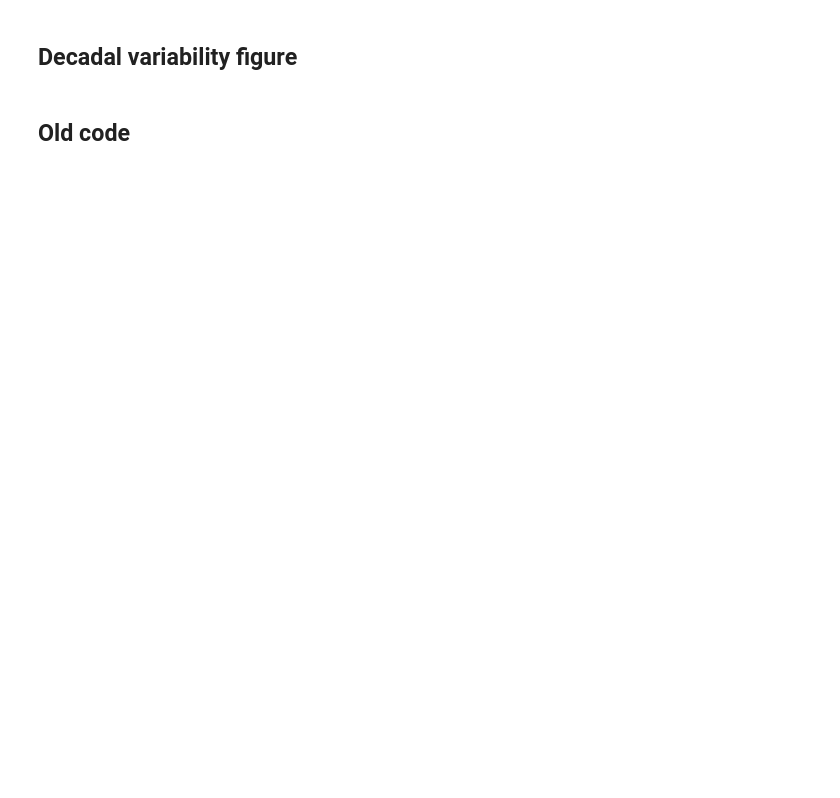
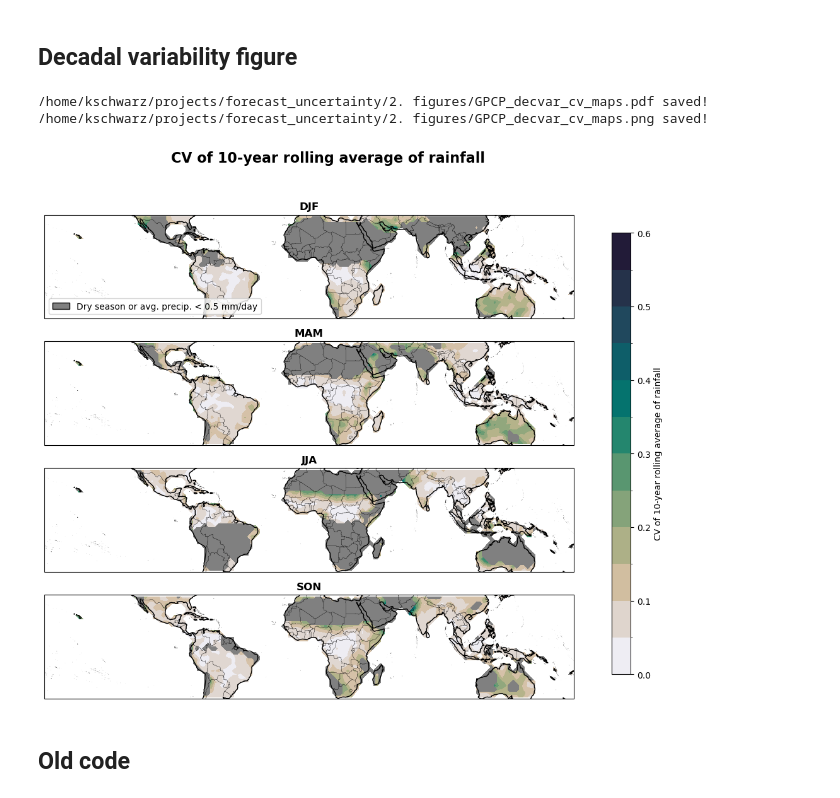
Before and after one commit to ccsfist/forecast_uncertainty, a Jupyter notebook: code/map_thresh.ipynb, the cells around one changed output. Saved outputs shown, nothing was run; the diff lists cells and outputs as text; code cells hidden in the pictures; blank space fills up the shorter version.

Commit message:
add decvar CV figure

```diff
--- a/code/map_thresh.ipynb
+++ b/code/map_thresh.ipynb
@@ -52,7 +52,7 @@ var = 'pr'
 # Which data to use
 # GPCP, CHIRPS, or NCEP-CFSv2 / NCEP-CFSv2-ensmean
 #proc_source = 'NCEP-CFSv2-ensmean'
-proc_source = 'CHIRPS'
+proc_source = 'GPCP'
 
 # Set output filenames
 output_fns = {'threshs':dir_list['tmp']+'pr-trigger-threshs_year_'+proc_source+'.zarr',
@@ -451,22 +453,10 @@ active_seasons_rg = active_seasons_rg.sel(lat=threshs.lat.values)
 seas_thresh = 0.5 # mm/day
 
 # Load data
-ds = load_data(proc_source)
-
-dsm = ds.groupby(
-    time=SeasonResampler(["DJF", "MAM", "JJA", "SON"], drop_incomplete=True)
-).mean()
-
-# Unstack into season x year
-dsm['season'] = dsm.time.dt.season
-dsm['year'] = dsm.time.dt.year
-dsm = dsm.set_index(time=['season','year']).unstack()
-
-# Get annual means
-dsm = dsm.mean('year')
+dsm = load_data(proc_source,data='seasavg')
 
 # Get boolean mask for threshold exceedence
-dry_thresh = dsm.pr>seas_thresh
+dry_thresh = dsm.pr.mean('year')>seas_thresh
 # %%
 seas_thresh = 0.5 # mm/day
 
@@ -544,6 +538,10 @@ dsm = load_data(proc_source,data = 'seasavg')
 
 # Get SD of 10-year-rolling-mean
 decvar = dsm.pr.rolling(year=10).mean().std('year')
+decvar = decvar.to_dataset(name='decvar')
+
+# Get SD scaled by mean rainfall
+decvar['decvar_cv'] = decvar.decvar / dsm.pr.mean('year')
 # %%
 seas_thresh = 0.5 # mm/day
 
@@ -551,9 +549,11 @@ fig = plt.figure(figsize=(12,10))
 
 subset_params = {'lat':slice(-35,35),'lon':slice(-180,180)}
 
-var = 'decvar'
-cbar_params = {'decvar':{'vmin':0,'vmax':2,'cmap':cmocean.cm.rain,'levels':11}}
-labels = {'decvar':'Std of 10-year rolling average of rainfall'}
+var = 'decvar_cv'
+cbar_params = {'decvar':{'vmin':0,'vmax':2,'cmap':cmocean.cm.rain,'levels':11},
+               'decvar_cv':{'vmin':0,'vmax':0.6,'cmap':cmocean.cm.rain,'levels':13}}
+labels = {'decvar':'Std of 10-year rolling average of rainfall',
+          'decvar_cv':'CV of 10-year rolling average of rainfall'}
 
 output_fn = dir_list['figs']+proc_source+'_'+var+'_maps'
 save_fig = True
@@ -561,7 +561,7 @@ save_fig = True
 for seas_idx,seas in enumerate(['DJF','MAM','JJA','SON']):
     ax = plt.subplot(4,1,seas_idx+1,projection=ccrs.PlateCarree())
 
-    plot_data = decvar.sel(season=seas,**subset_params)
+    plot_data = decvar[var].sel(season=seas,**subset_params)
     # Subset to land only
     plot_data = plot_data.where(landmask)
 
@@ -580,33 +580,37 @@ for seas_idx,seas in enumerate(['DJF','MAM','JJA','SON']):
 
     ax.coastlines()
     ax.set_title(seas,fontweight='bold',fontsize=12)
 
     # Country borders
     # Add to plot (subset_params in slice format)
     gdf.cx[subset_params['lon'],subset_params['lat']].plot(ax=ax,facecolor='none',edgecolor='k',
                                                        linestyle='-',linewidth=0.15,
                                                        transform=ccrs.PlateCarree())
     ax.set_extent([subset_params['lon'].start,
                    subset_params['lon'].stop,
                    subset_params['lat'].start,
                    subset_params['lat'].stop])
 
     if seas_idx == 0:
         ax.legend(handles=[mpatches.Patch(facecolor='grey',edgecolor='k',
                                           label=f'Dry season or avg. precip. < {str(seas_thresh)} mm/day')],loc='lower left')
 
 fig.subplots_adjust(right=0.825)
 cax = fig.add_axes([0.875, 0.15, 0.025, 0.7])
 levels = mpl.ticker.MaxNLocator(nbins=cbar_params[var]['levels']).tick_values(cbar_params[var]['vmin'],cbar_params[var]['vmax'])
 norm = mpl.colors.BoundaryNorm(levels, ncolors=cbar_params[var]['cmap'].N, clip=True)
 sm = plt.cm.ScalarMappable(cmap=cbar_params[var]['cmap'],norm=norm)
 plt.colorbar(sm,cax=cax,label=labels[var])
 
 
 plt.suptitle(labels[var],fontweight='bold',fontsize=16)
 
 if save_fig:
     utility_print(output_fn)
+# %% [output]
+/home/kschwarz/projects/forecast_uncertainty/2. figures/GPCP_decvar_cv_maps.pdf saved!
+/home/kschwarz/projects/forecast_uncertainty/2. figures/GPCP_decvar_cv_maps.png saved!
+[figure, added]
 # %% [markdown]
 ## Old code
 # %%
```
Also changed, not shown: parts of 4 cells of this notebook, 6 other files.
